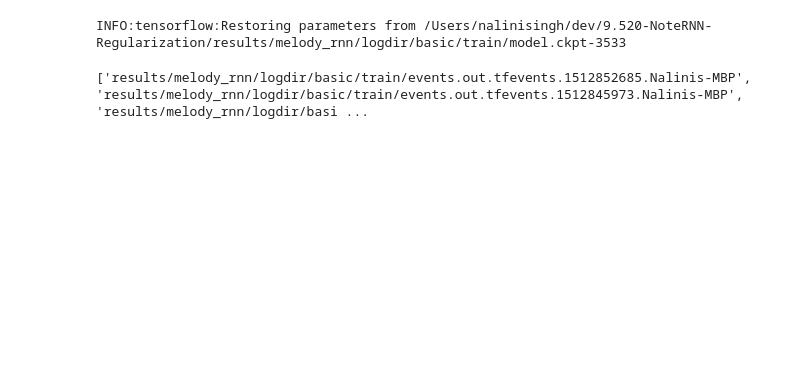
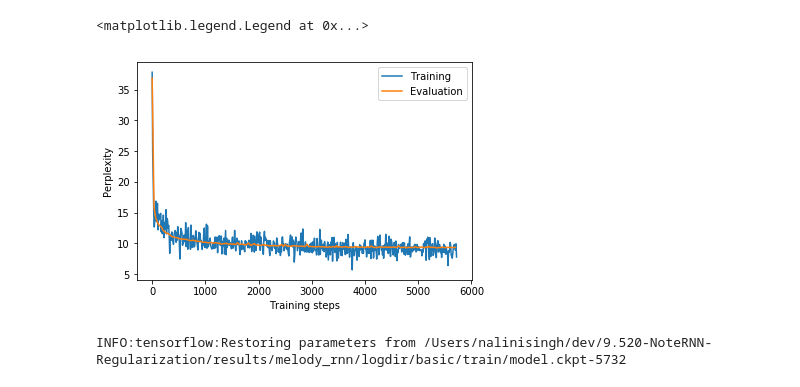
Before and after one commit to nalinimsingh/9.520-MelodyRNN-Regularization, a Jupyter notebook: Analysis.ipynb, the cells around one changed output. Cells and saved outputs as stored; diff of their text form; code cells hidden in the pictures; blank space fills up the shorter version.

```diff
--- a/Analysis.ipynb
+++ b/Analysis.ipynb
@@ -45,5 +46,14 @@ plt.plot(perplexity)
+# %%
+plt.plot(train_perplexity_steps,train_perplexity,label='Training')
+plt.plot(eval_perplexity_steps,eval_perplexity,label='Evaluation')
+plt.xlabel('Training steps')
+plt.ylabel('Perplexity')
+plt.legend()
+# %% [output]
+<matplotlib.legend.Legend at 0x...>
+[figure, added]
 # %%
-latest_checkpoint =  tf.train.latest_checkpoint(datapath)
+latest_checkpoint =  tf.train.latest_checkpoint(train_datapath)
 
 tf.reset_default_graph()
 
@@ -55,8 +65,4 @@ with sess.as_default():
     tf.train.start_queue_runners()
     outputs=sess.graph.get_collection('outputs')[0].eval()
 # %% [output]
-INFO:tensorflow:Restoring parameters from /Users/nalinisingh/dev/9.520-NoteRNN-Regularization/results/melody_rnn/logdir/basic/train/model.ckpt-3533
+INFO:tensorflow:Restoring parameters from /Users/nalinisingh/dev/9.520-NoteRNN-Regularization/results/melody_rnn/logdir/basic/train/model.ckpt-5732
-# %%
-print eventfiles
-# %% [output]
-['results/melody_rnn/logdir/basic/train/events.out.tfevents.1512852685.Nalinis-MBP', 'results/melody_rnn/logdir/basic/train/events.out.tfevents.1512845973.Nalinis-MBP', 'results/melody_rnn/logdir/basi ...
```
Also changed, not shown: parts of 7 cells of this notebook.
